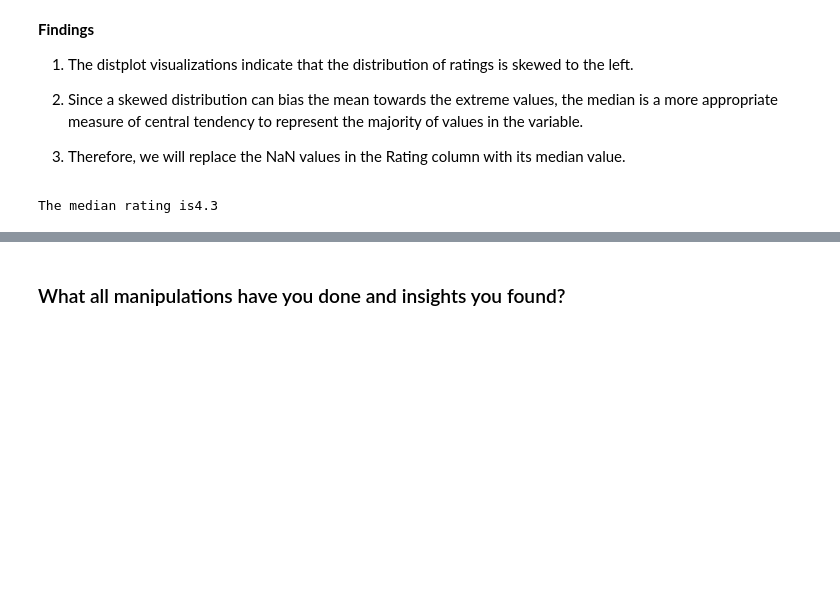
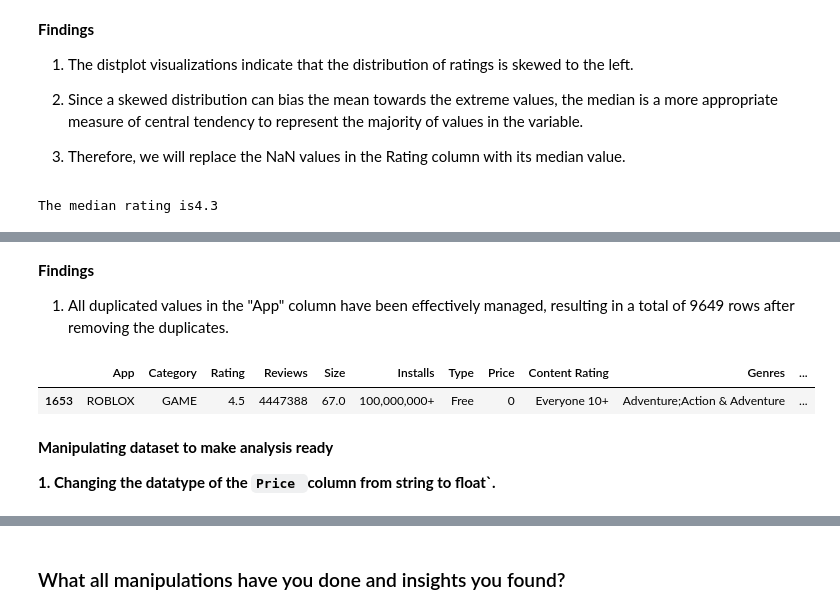
Before and after one commit to va1shnu/Capstone-project-EDA-with-Python, a Jupyter notebook: Exploratory_data_analysis_on_Play_store_app_review_dataset.ipynb, the cells around one changed output, grey strips where cells are left out. Drawn from its saved outputs; the diff is of its cells as text; code cells hidden in the pictures; blank space fills up the shorter version.

```diff
--- a/Exploratory_data_analysis_on_Play_store_app_review_dataset.ipynb
+++ b/Exploratory_data_analysis_on_Play_store_app_review_dataset.ipynb
@@ -853,0 +863,17 @@ playstore_df['Rating'].fillna(value=median_rating, inplace=True)
+# %% [markdown]
+**Findings**
+
+1.   All duplicated values in the "App" column have been effectively managed, resulting in a total of 9649 rows after removing the duplicates.
+# %%
+# Dropping duplicates from the 'App' column.
+playstore_df.drop_duplicates(subset = 'App', inplace = True)
+
+# Inspecting duplicates under App ROBLOX again.
+playstore_df[playstore_df['App']=='ROBLOX']
+# %% [output]
+|  | App | Category | Rating | Reviews | Size | Installs | Type | Price | Content Rating | Genres | ... |
+| 1653 | ROBLOX | GAME | 4.5 | 4447388 | 67.0 | 100,000,000+ | Free | 0 | Everyone 10+ | Adventure;Action & Adventure | ... |
+# %% [markdown]
+**Manipulating dataset to make analysis ready**
+
+  **1. Changing the datatype of the `Price `column from string to float`.**
```
Also changed, not shown: parts of 20 cells of this notebook.
